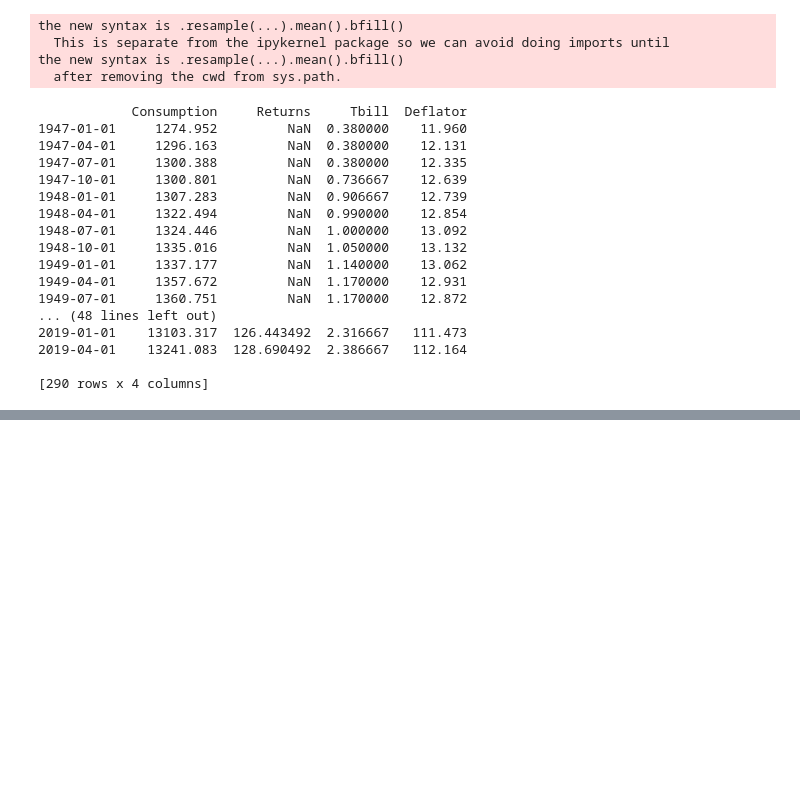
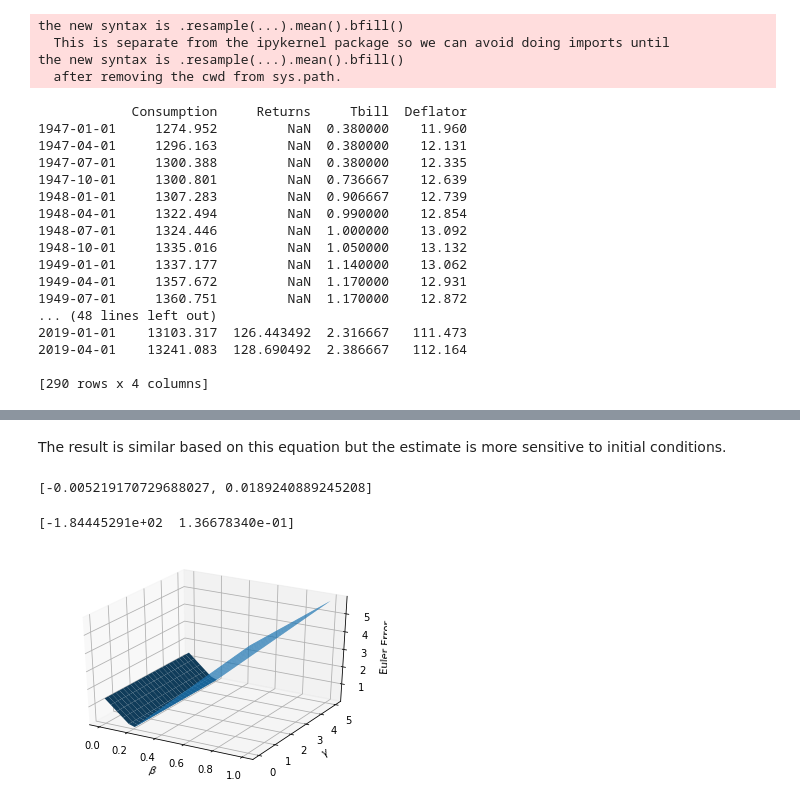
Before and after one commit to tpellet/BootCamp2019, a Jupyter notebook: ProblemSets/Econ/Week 5 - Asset Pricing/Problem Set - chapter 2 - Asset pricing.ipynb, the cells around one changed output, grey strips where cells are left out. Cells and saved outputs as stored; diff of their text form; code cells hidden in the pictures; blank space fills up the shorter version.

```diff
--- a/ProblemSets/Econ/Week 5 - Asset Pricing/Problem Set - chapter 2 - Asset pricing.ipynb
+++ b/ProblemSets/Econ/Week 5 - Asset Pricing/Problem Set - chapter 2 - Asset pricing.ipynb
@@ -129,0 +171,41 @@ print(result)
+# %% [markdown]
+The result is similar based on this equation but the estimate is more sensitive to initial conditions.
+# %%
+
+def SDF_GMM(γ, β, Dataset):
+    M = β*(1 + Dataset.Consumption.pct_change())**(-γ)
+    return M
+
+def GMM(X, Dataset):
+    γ, β = X
+    EM  = np.mean(SDF_GMM(γ, β, Dataset))
+
+    ER  = np.mean(Dataset['Real Returns'])
+
+    R = np.array(Dataset['Real Returns'])
+    M = np.array(SDF_GMM(γ, β, Dataset))
+    extract = pd.DataFrame()
+    extract.insert(0,"R", R)
+    extract.insert(0,"M", M)
+
+    covar = extract.cov()
+
+    error1 = 1 - covar['M'][1] - EM*ER
+
+    #Second equation
+    ERf  = np.mean(Dataset['Real Tbill'])
+    error2 = ERf*EM - 1
+    error = [error1, error2]
+#     print(error)
+    return error
+
+GMM([0.5,0.99], Dataset)
+# %% [output]
+[-0.005219170729688027, 0.0189240889245208]
+# %%
+from scipy.optimize import broyden1
+GMM_x = lambda x: GMM(x,Dataset)
+result = root(GMM,[3,0.6], args = Dataset)
+print(result.x)
+# %% [output]
+[-1.84445291e+02  1.36678340e-01]
@@ -129,0 +248,15 @@ print(result)
+# %%
+from mpl_toolkits.mplot3d import Axes3D
+import matplotlib.pyplot as plt
+
+fig = plt.figure()
+ax = fig.gca(projection='3d')
+surf = ax.plot_surface(X, Y, Z1,
+                       linewidth=0,)
+
+plt.xlabel(r'$\beta$')
+plt.ylabel(r'$\gamma$')
+ax.set_zlabel('Euler Error')
+plt.show()
+# %% [output]
+[figure, added]
```
Also changed, not shown: parts of 11 cells of this notebook, 1 other file.
